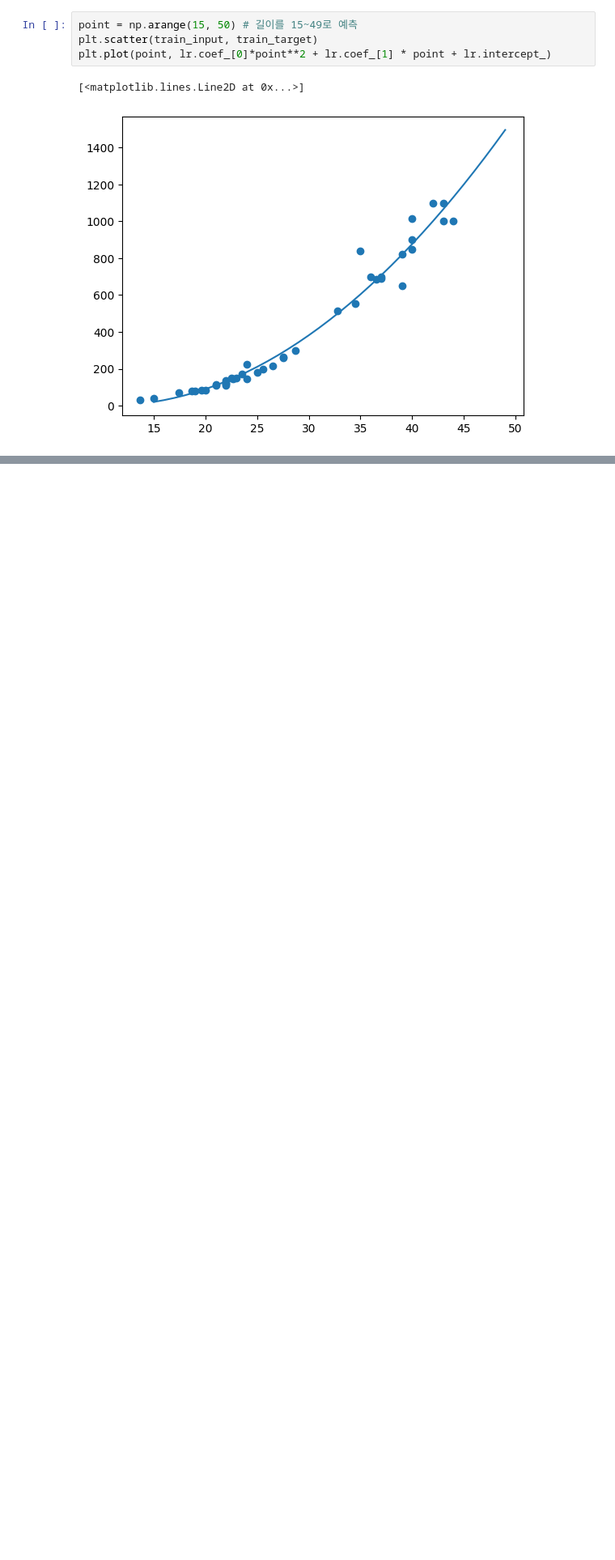
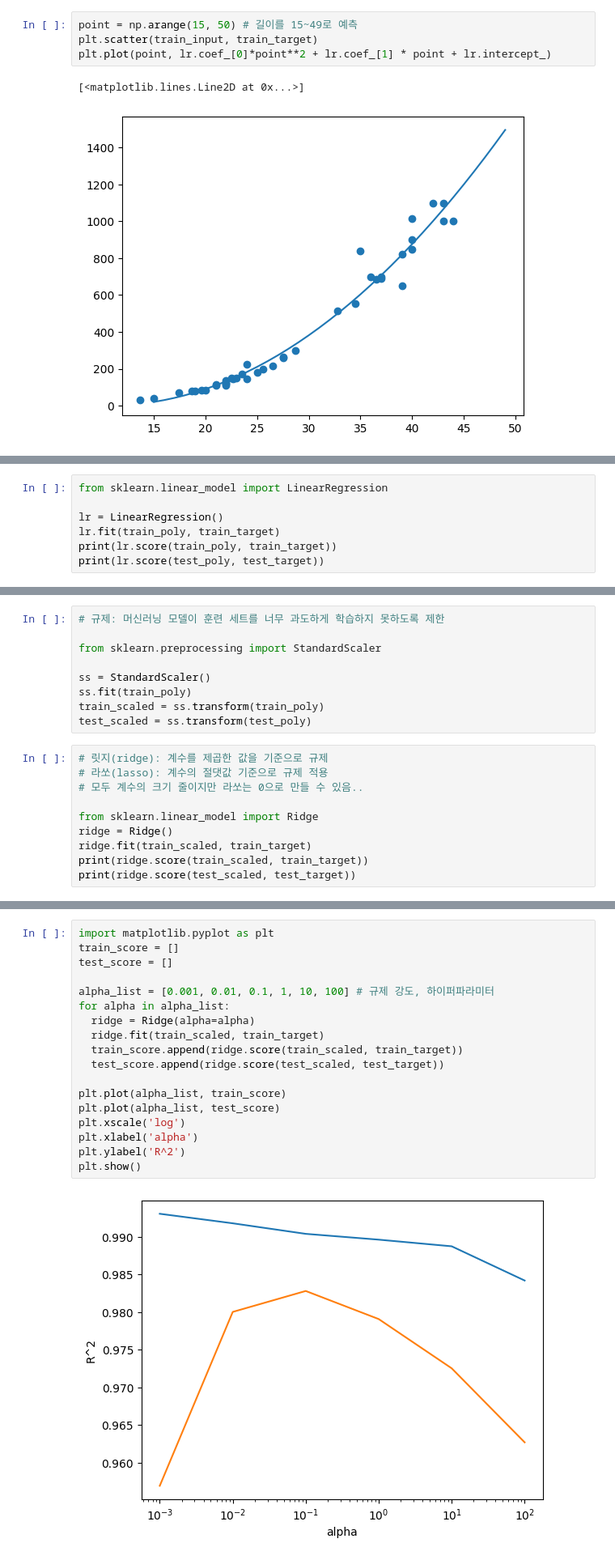
Before and after one commit to data-shkim/book-self-study-ml-dl, a Jupyter notebook: 혼자공부하는머신러닝+딥러닝_03.ipynb, the cells around one changed output, grey strips where cells are left out. Shown at 81% size. Drawn from its saved outputs; the diff is of its cells as text; blank space fills up the shorter version.

```diff
--- a/혼자공부하는머신러닝+딥러닝_03.ipynb
+++ b/혼자공부하는머신러닝+딥러닝_03.ipynb
@@ -222,0 +277,7 @@ print(lr.score(test_poly, test_target))
+# %%
+from sklearn.linear_model import LinearRegression
+
+lr = LinearRegression()
+lr.fit(train_poly, train_target)
+print(lr.score(train_poly, train_target))
+print(lr.score(test_poly, test_target))
@@ -222,0 +303,19 @@ print(lr.score(test_poly, test_target))
+# %%
+# 규제: 머신러닝 모델이 훈련 세트를 너무 과도하게 학습하지 못하도록 제한
+
+from sklearn.preprocessing import StandardScaler
+
+ss = StandardScaler()
+ss.fit(train_poly)
+train_scaled = ss.transform(train_poly)
+test_scaled = ss.transform(test_poly)
+# %%
+# 릿지(ridge): 계수를 제곱한 값을 기준으로 규제
+# 라쏘(lasso): 계수의 절댓값 기준으로 규제 적용
+# 모두 계수의 크기 줄이지만 라쏘는 0으로 만들 수 있음..
+
+from sklearn.linear_model import Ridge
+ridge = Ridge()
+ridge.fit(train_scaled, train_target)
+print(ridge.score(train_scaled, train_target))
+print(ridge.score(test_scaled, test_target))
@@ -222,0 +325,20 @@ print(lr.score(test_poly, test_target))
+# %%
+import matplotlib.pyplot as plt
+train_score = []
+test_score = []
+
+alpha_list = [0.001, 0.01, 0.1, 1, 10, 100] # 규제 강도, 하이퍼파라미터
+for alpha in alpha_list:
+  ridge = Ridge(alpha=alpha)
+  ridge.fit(train_scaled, train_target)
+  train_score.append(ridge.score(train_scaled, train_target))
+  test_score.append(ridge.score(test_scaled, test_target))
+
+plt.plot(alpha_list, train_score)
+plt.plot(alpha_list, test_score)
+plt.xscale('log')
+plt.xlabel('alpha')
+plt.ylabel('R^2')
+plt.show()
+# %% [output]
+[figure, added]
```
Also changed, not shown: parts of 13 cells of this notebook.
